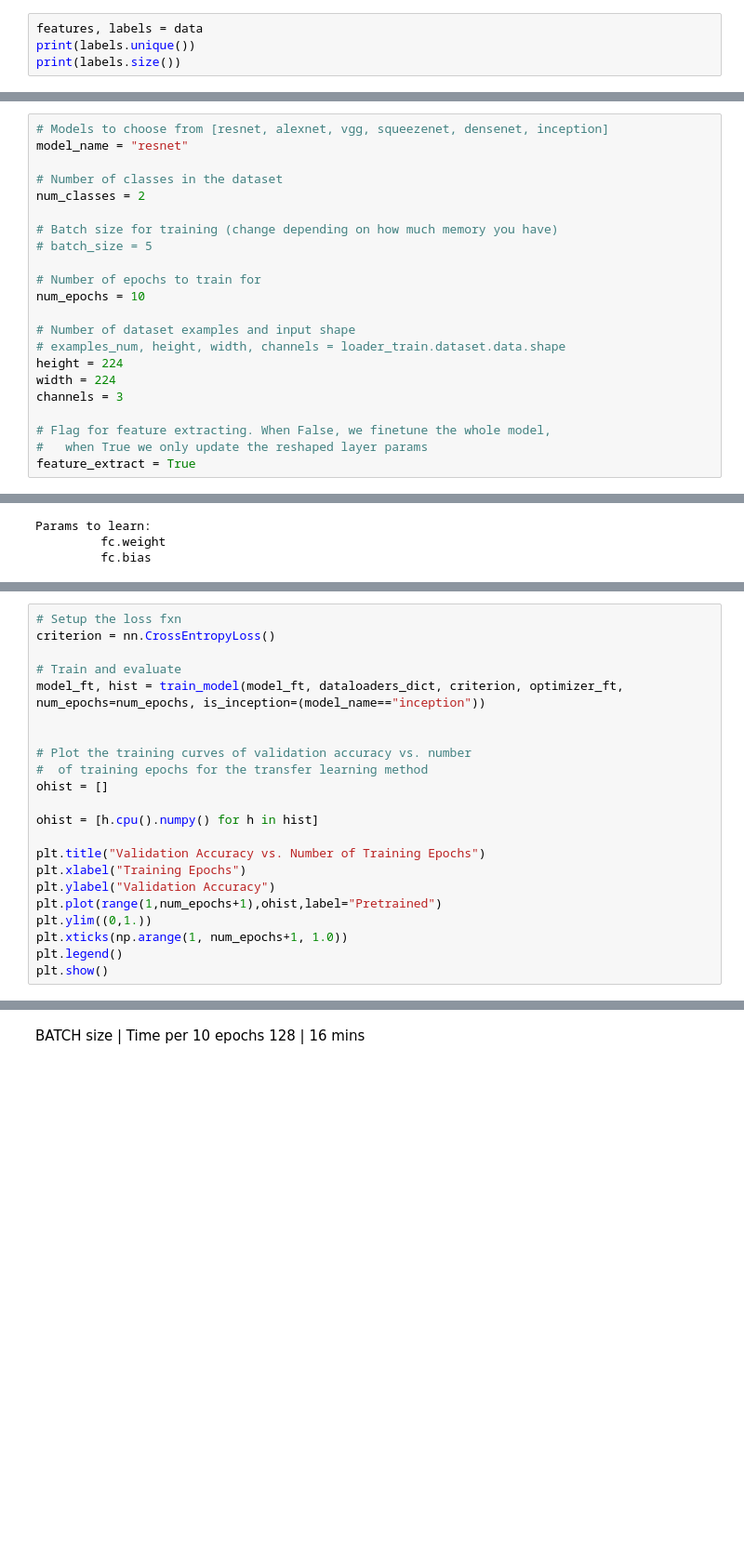
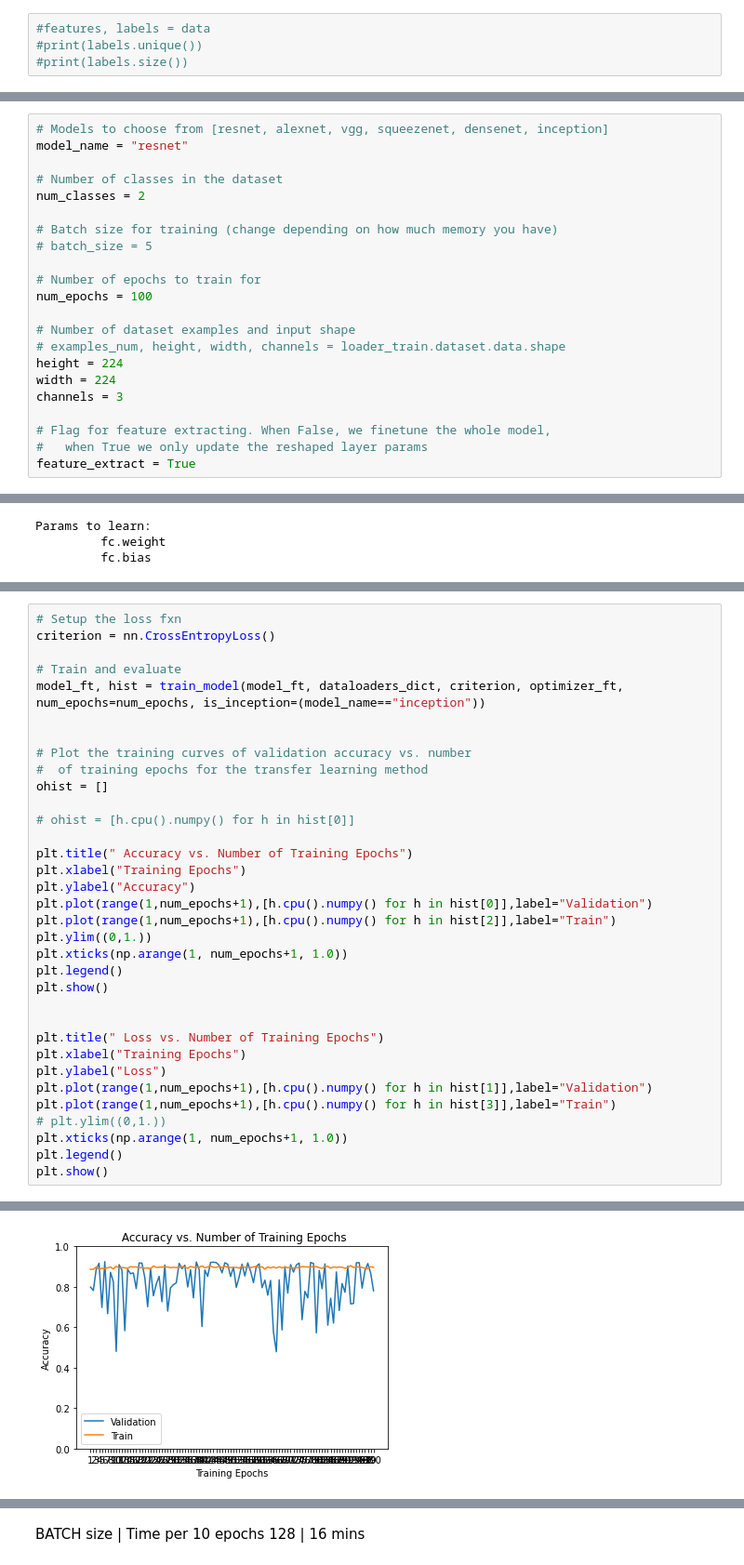
Before and after one commit to kkraoj/damaged_structures_detector, a Jupyter notebook: codes/Final Project.ipynb, the cells around one changed output, grey strips where cells are left out. Shown: that part at 93% size. Drawn from its saved outputs; the diff is of its cells as text; blank space fills up the shorter version.

Commit message:
100 epochs run. dirty code

```diff
--- a/codes/Final Project.ipynb
+++ b/codes/Final Project.ipynb
@@ -197,5 +188,5 @@ KeyboardInterrupt: ignored
 # %%
-features, labels = data
-print(labels.unique())
-print(labels.size())
+#features, labels = data
+#print(labels.unique())
+#print(labels.size())
 # %% [output]
@@ -231,7 +221,7 @@ num_classes = 2
 # batch_size = 5
 
 # Number of epochs to train for
-num_epochs = 10
+num_epochs = 100
 
 # Number of dataset examples and input shape
 # examples_num, height, width, channels = loader_train.dataset.data.shape
@@ -588,14 +600,26 @@ model_ft, hist = train_model(model_ft, dataloaders_dict, criterion, optimizer_ft
 #  of training epochs for the transfer learning method
 ohist = []
 
-ohist = [h.cpu().numpy() for h in hist]
+# ohist = [h.cpu().numpy() for h in hist[0]]
 
-plt.title("Validation Accuracy vs. Number of Training Epochs")
+plt.title(" Accuracy vs. Number of Training Epochs")
 plt.xlabel("Training Epochs")
-plt.ylabel("Validation Accuracy")
-plt.plot(range(1,num_epochs+1),ohist,label="Pretrained")
+plt.ylabel("Accuracy")
+plt.plot(range(1,num_epochs+1),[h.cpu().numpy() for h in hist[0]],label="Validation")
+plt.plot(range(1,num_epochs+1),[h.cpu().numpy() for h in hist[2]],label="Train")
 plt.ylim((0,1.))
 plt.xticks(np.arange(1, num_epochs+1, 1.0))
 plt.legend()
 plt.show()
+
+
+plt.title(" Loss vs. Number of Training Epochs")
+plt.xlabel("Training Epochs")
+plt.ylabel("Loss")
+plt.plot(range(1,num_epochs+1),[h.cpu().numpy() for h in hist[1]],label="Validation")
+plt.plot(range(1,num_epochs+1),[h.cpu().numpy() for h in hist[3]],label="Train")
+# plt.ylim((0,1.))
+plt.xticks(np.arange(1, num_epochs+1, 1.0))
+plt.legend()
+plt.show()
 # %% [output]
@@ -618,0 +643 @@ torch.Size([128])
+[figure, added]
```
Also changed, not shown: parts of 209 cells of this notebook.
